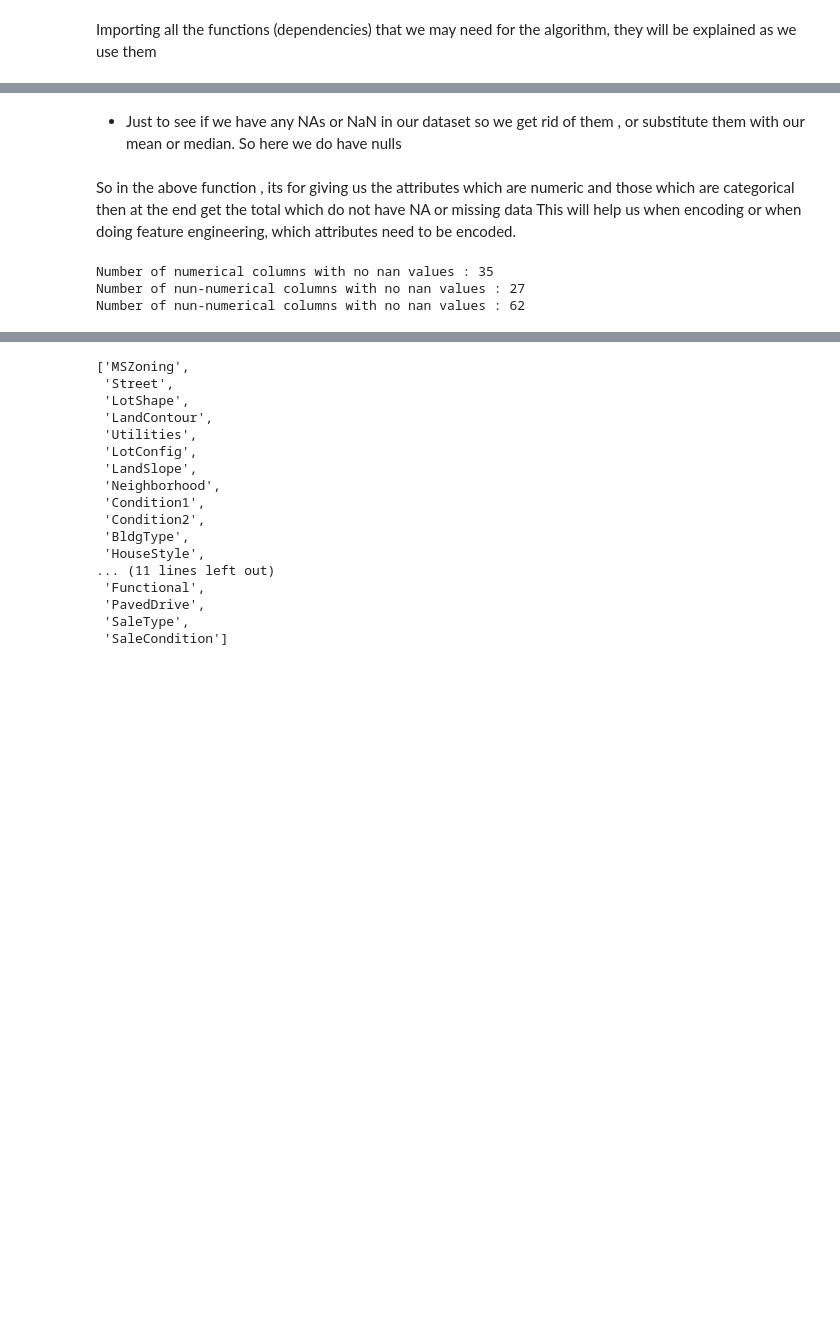
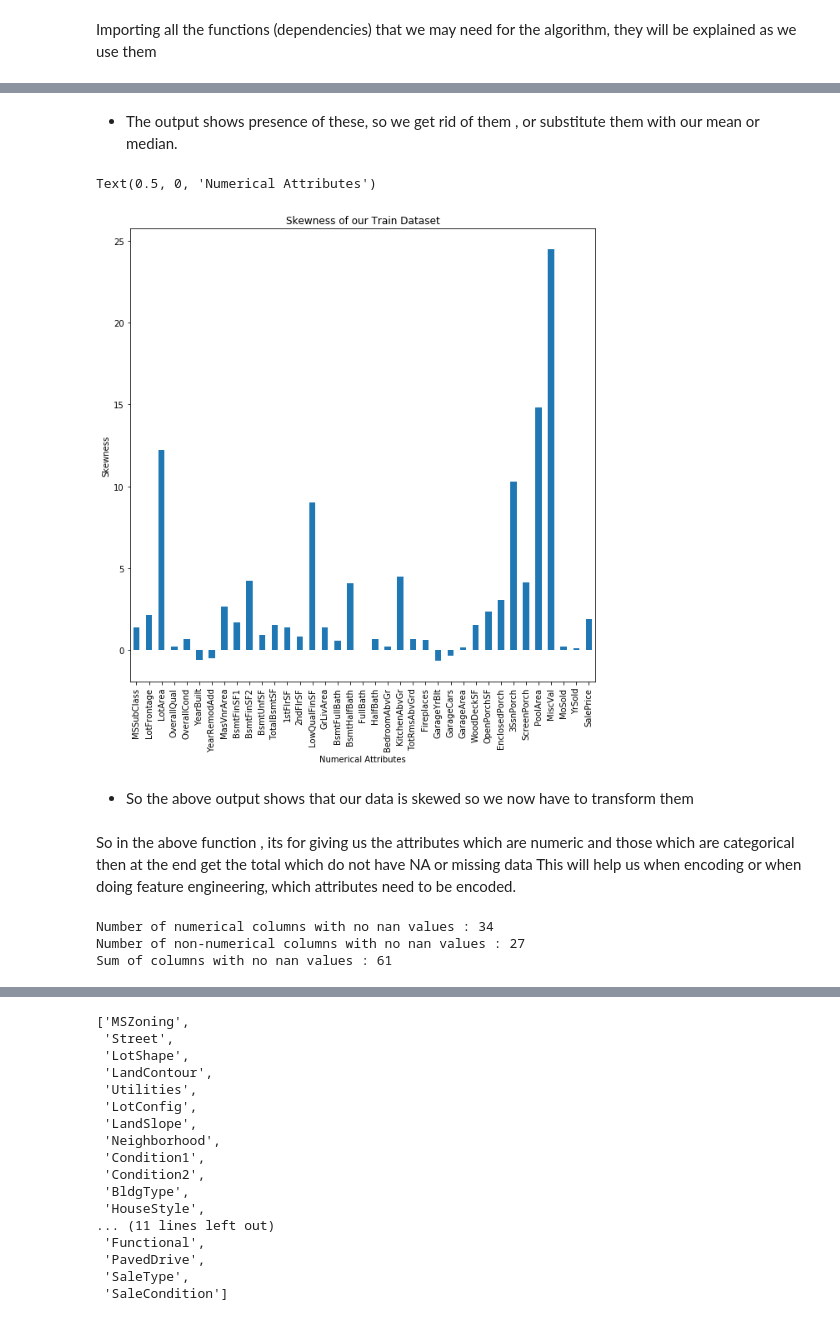
Before and after one commit to Mzwakhile/Fezile_Milvat_Mthande, a Jupyter notebook: Fezile_Milvat_Mthande.ipynb, the cells around one changed output, grey strips where cells are left out. Drawn from its saved outputs; the diff is of its cells as text; code cells hidden in the pictures; blank space fills up the shorter version.

```diff
--- a/Fezile_Milvat_Mthande.ipynb
+++ b/Fezile_Milvat_Mthande.ipynb
@@ -120,5 +115,16 @@ Train.isnull()
 # %% [markdown]
-- Just to see if we have any NAs or NaN in our dataset so we get rid of them , or substitute them with our mean or median. So here we do have nulls
+- The output shows presence of these, so we get rid of them , or substitute them with our mean or median.
+# %%
+#Skew of Univariate Distribution
+Train.skew().plot(kind='bar',)
+plt.title('Skewness of our Train Dataset')
+plt.ylabel("Skewness")
+plt.xlabel("Numerical Attributes")
+# %% [output]
+Text(0.5, 0, 'Numerical Attributes')
+[figure, added]
+# %% [markdown]
+- So the above output shows that our data is skewed so we now have to transform them
 # %%
 def get_cols_with_no_nans(df,col_type):
     '''
@@ -152,10 +159,10 @@ cat_cols = get_cols_with_no_nans(Train , 'no_num')
 ALLL=get_cols_with_no_nans(Train , 'all')
 # %%
 print ('Number of numerical columns with no nan values :',len(num_cols))# total of a numericals
-print ('Number of nun-numerical columns with no nan values :',len(cat_cols))#total of catagoricals
-print ('Number of nun-numerical columns with no nan values :',len(ALLL))# in all columns having no NAs
+print ('Number of non-numerical columns with no nan values :',len(cat_cols))#total of catagoricals
+print ('Sum of columns with no nan values :',len(ALLL))# in all columns having no NAs
 # %% [output]
-Number of numerical columns with no nan values : 35
-Number of nun-numerical columns with no nan values : 27
-Number of nun-numerical columns with no nan values : 62
+Number of numerical columns with no nan values : 34
+Number of non-numerical columns with no nan values : 27
+Sum of columns with no nan values : 61
 # %% [markdown]
```
Also changed, not shown: parts of 202 cells of this notebook.
